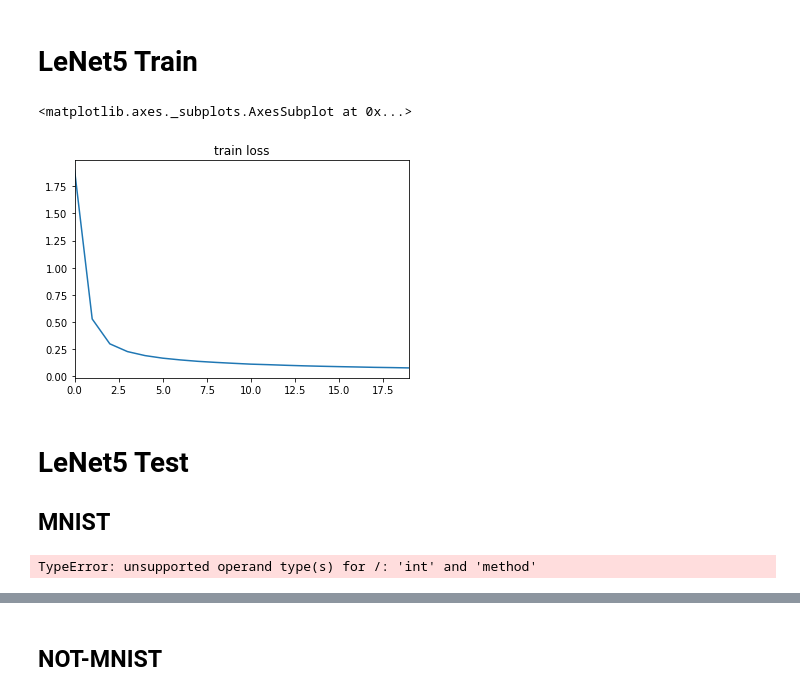
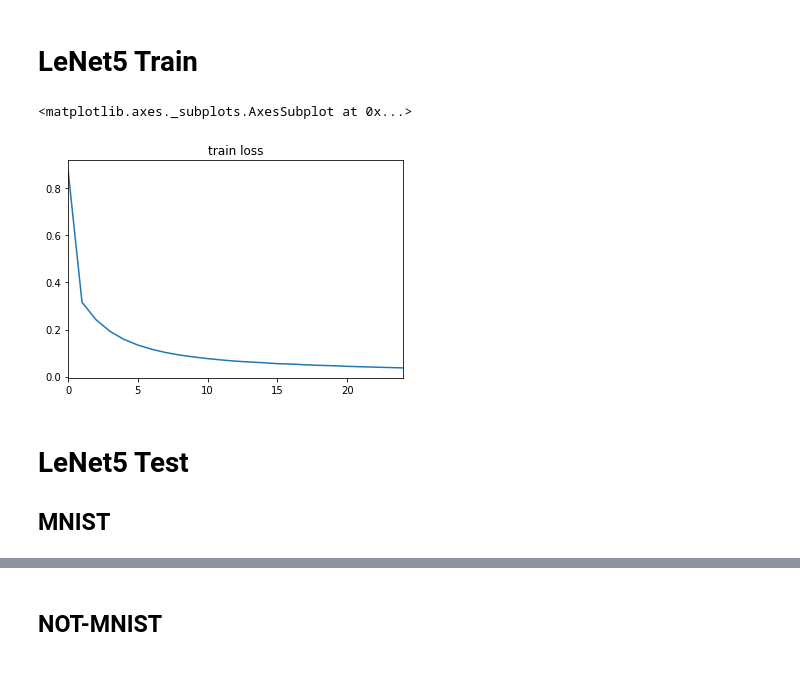
Before and after one commit to FilippoVajana/master-degree, a Jupyter notebook: utils/result_analysis.ipynb, the cells around one changed output, grey strips where cells are left out. Drawn from its saved outputs; the diff is of its cells as text; code cells hidden in the pictures.

```diff
--- a/utils/result_analysis.ipynb
+++ b/utils/result_analysis.ipynb
@@ -10,23 +12,12 @@ import matplotlib.pyplot as plt
 os.getcwd()
 LENET5 = "runs/LeNet5"
 # %%
-path = os.path.join(LENET5, "train_logs.xlsx")
-df = pd.read_excel(path, index_col=0)
+path = os.path.join(LENET5, "train_logs.csv")
+df = pd.read_csv(path, index_col=0)
 df['train loss'].plot(title='train loss')
 # %% [output]
 <matplotlib.axes._subplots.AxesSubplot at 0x...>
-[figure, old version]
+[figure, new version]
 # %% [markdown]
 # LeNet5 Test
 ## MNIST
-# %%
-MNIST_DF = "runs/LeNet5/mnist_test.xlsx"
-
-# load xlsx
-df = pd.read_excel(MNIST_DF)
-
-# accuracy
-right_preds = df[df.prediction_ok == True]
-print("Test accuracy: ", len(right_preds) / df.shape[0])
-# %% [output]
-TypeError: unsupported operand type(s) for /: 'int' and 'method'
```
Also changed, not shown: parts of 7 cells of this notebook, 1 other file.
